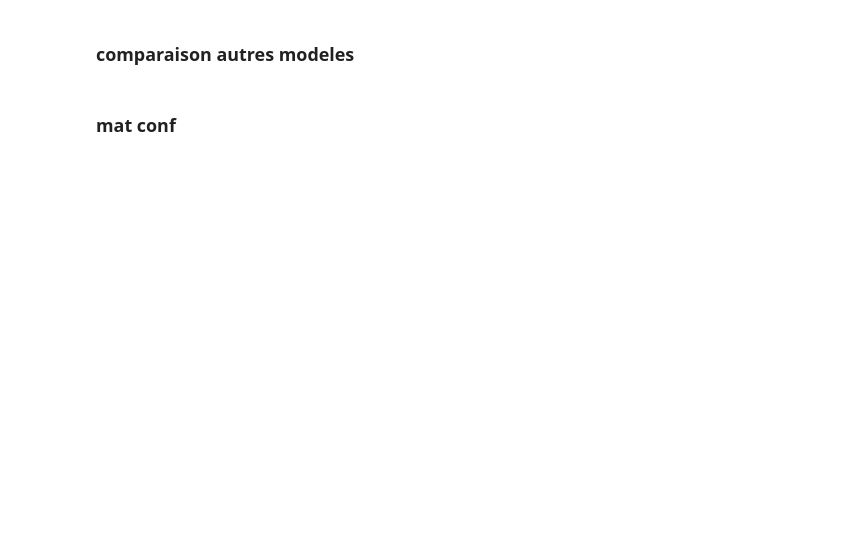
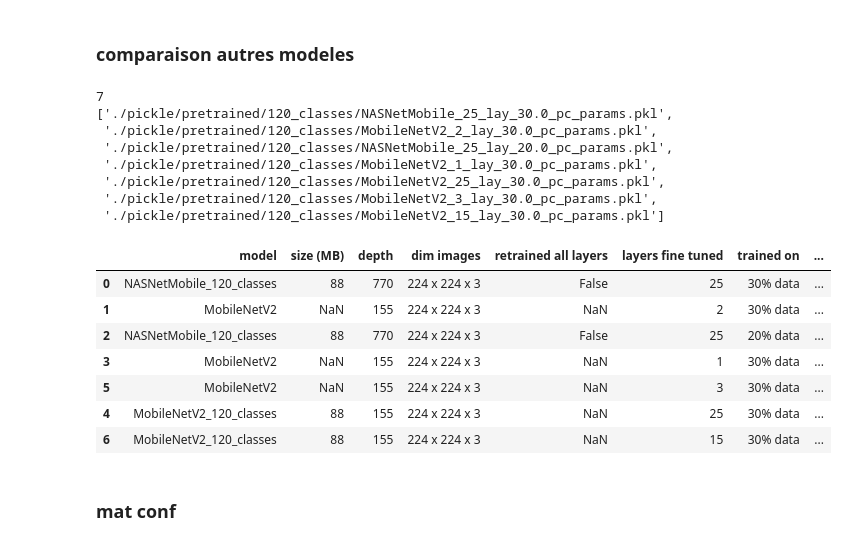
Before and after one commit to Kiwinokoto/OC_projet_6_Classer_des_images, a Jupyter notebook: Oudelet_Kevin_3_notebook_model_transfer_learning_180324.ipynb, the cells around one changed output. Saved outputs shown, nothing was run; the diff lists cells and outputs as text; code cells hidden in the pictures; blank space fills up the shorter version.

```diff
--- a/Oudelet_Kevin_3_notebook_model_transfer_learning_180324.ipynb
+++ b/Oudelet_Kevin_3_notebook_model_transfer_learning_180324.ipynb
@@ -932,6 +915,54 @@ if result_df is not None:
 ### comparaison autres modeles
 # %%
 #
+
+def compare_models(path=f'./pickle/pretrained/{nb_classes}_classes'):
+    """List content of the Image folder"""
+
+    data_path = glob(path+f'/*params.pkl')
+    list_files = [file for file in data_path]
+    print(len(list_files))
+    pprint(list_files)
+
+    dfs = []
+
+    for file in list_files:
+         with open(file, 'rb') as f:
+            params_dict = pickle.load(f)
+            df = pd.DataFrame.from_dict(params_dict, orient='index').T
+            dfs.append(df)
+
+    if dfs:
+        result_df = pd.concat(dfs, ignore_index=True)
+        return result_df
+    else:
+        print("No pickled dictionaries found.")
+        return None
+
+result_df = compare_models()
+
+if result_df is not None:
+    # Sort the DataFrame by accuracy in descending order (higher is better)
+    result_df.sort_values(by='accuracy_test', ascending=False, inplace=True)
+
+    display(result_df.head(60))  # Display the concatenated DataFrame
+# %% [output]
+7
+['./pickle/pretrained/120_classes/NASNetMobile_25_lay_30.0_pc_params.pkl',
+ './pickle/pretrained/120_classes/MobileNetV2_2_lay_30.0_pc_params.pkl',
+ './pickle/pretrained/120_classes/NASNetMobile_25_lay_20.0_pc_params.pkl',
+ './pickle/pretrained/120_classes/MobileNetV2_1_lay_30.0_pc_params.pkl',
+ './pickle/pretrained/120_classes/MobileNetV2_25_lay_30.0_pc_params.pkl',
+ './pickle/pretrained/120_classes/MobileNetV2_3_lay_30.0_pc_params.pkl',
+ './pickle/pretrained/120_classes/MobileNetV2_15_lay_30.0_pc_params.pkl']
+|  | model | size (MB) | depth | dim images | retrained all layers | layers fine tuned | trained on | ... |
+| 0 | NASNetMobile_120_classes | 88 | 770 | 224 x 224 x 3 | False | 25 | 30% data | ... |
+| 1 | MobileNetV2 | NaN | 155 | 224 x 224 x 3 | NaN | 2 | 30% data | ... |
+| 2 | NASNetMobile_120_classes | 88 | 770 | 224 x 224 x 3 | False | 25 | 20% data | ... |
+| 3 | MobileNetV2 | NaN | 155 | 224 x 224 x 3 | NaN | 1 | 30% data | ... |
+| 5 | MobileNetV2 | NaN | 155 | 224 x 224 x 3 | NaN | 3 | 30% data | ... |
+| 4 | MobileNetV2_120_classes | 88 | 155 | 224 x 224 x 3 | NaN | 25 | 30% data | ... |
+| 6 | MobileNetV2_120_classes | 88 | 155 | 224 x 224 x 3 | NaN | 15 | 30% data | ... |
 # %% [markdown]
 ### mat conf
 # %%
```
Also changed, not shown: parts of 19 cells of this notebook.
